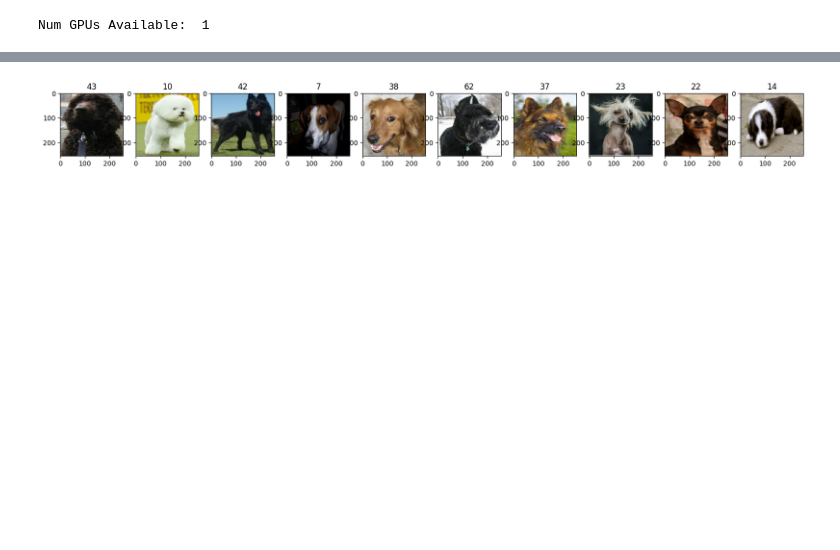
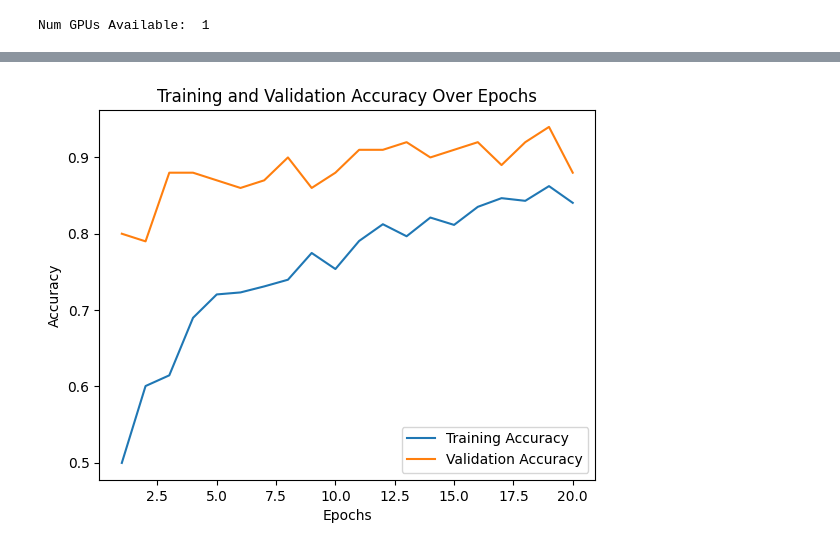
Before and after one commit to Rukun-Aaron/Dog_breeds, a Jupyter notebook: dogs_model.ipynb, the cells around one changed output, grey strips where cells are left out. Drawn from its saved outputs; the diff is of its cells as text; code cells hidden in the pictures; blank space fills up the shorter version.

```diff
--- a/dogs_model.ipynb
+++ b/dogs_model.ipynb
@@ -85,0 +75,2 @@ model = keras.Sequential([
+# %%
+base_model = VGG16(weights='imagenet', include_top=False, input_shape=(224, 224, 3))
@@ -86,3 +80,10 @@ model = keras.Sequential([
+# %%
+model = keras.Sequential([
+    base_model,
+    layers.Flatten(),
+    layers.Dense(256, activation='relu'),
+    layers.Dropout(0.5),
+    layers.Dense(10, activation='softmax')
+])
 # %%
-optimizer = Adam(learning_rate=0.001)
-model.compile(optimizer=optimizer, loss='categorical_crossentropy', metrics=['accuracy'])
+model.compile(optimizer='adam', loss='categorical_crossentropy', metrics=['accuracy'])
@@ -92,7 +91,6 @@ early_stopping = EarlyStopping(monitor='val_loss', patience=3, restore_best_weig
 history = model.fit(
     train_generator,
     validation_data=valid_generator,
-    epochs=10,
-    callbacks=[early_stopping]
+    epochs=20
 )
 # %% [output]
@@ -123,7 +119,0 @@ KeyboardInterrupt:
-# %%
-fig, ax= plt.subplots(ncols = 10, figsize=(20,20))
-for idx, img in enumerate(batch[0][:10]):
-    ax[idx].imshow(img.astype(int))
-    ax[idx].title.set_text(batch[1][idx])
-# %% [output]
-[figure, removed]
@@ -132,0 +120,18 @@ print(f"Test Accuracy: {test_acc}")
+# %%
+import matplotlib.pyplot as plt
+
+train_acc = history.history['accuracy']
+val_acc = history.history['val_accuracy']
+
+# Plot the accuracy over epochs
+epochs = range(1, len(train_acc) + 1)
+
+plt.plot(epochs, train_acc, label='Training Accuracy')
+plt.plot(epochs, val_acc, label='Validation Accuracy')
+plt.title('Training and Validation Accuracy Over Epochs')
+plt.xlabel('Epochs')
+plt.ylabel('Accuracy')
+plt.legend()
+plt.show()
+# %% [output]
+[figure, added]
```
Also changed, not shown: parts of 12 cells of this notebook.
